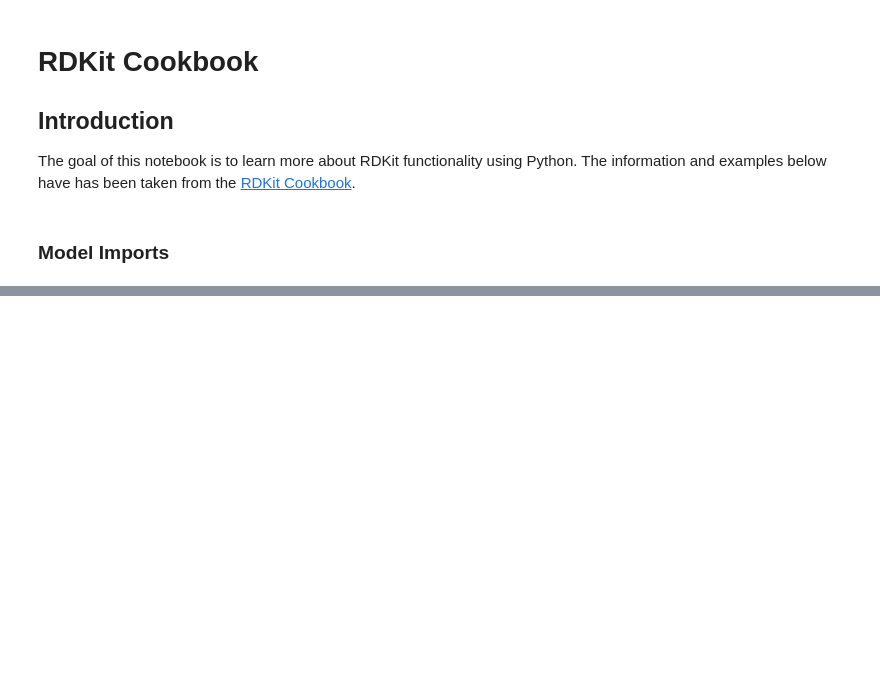
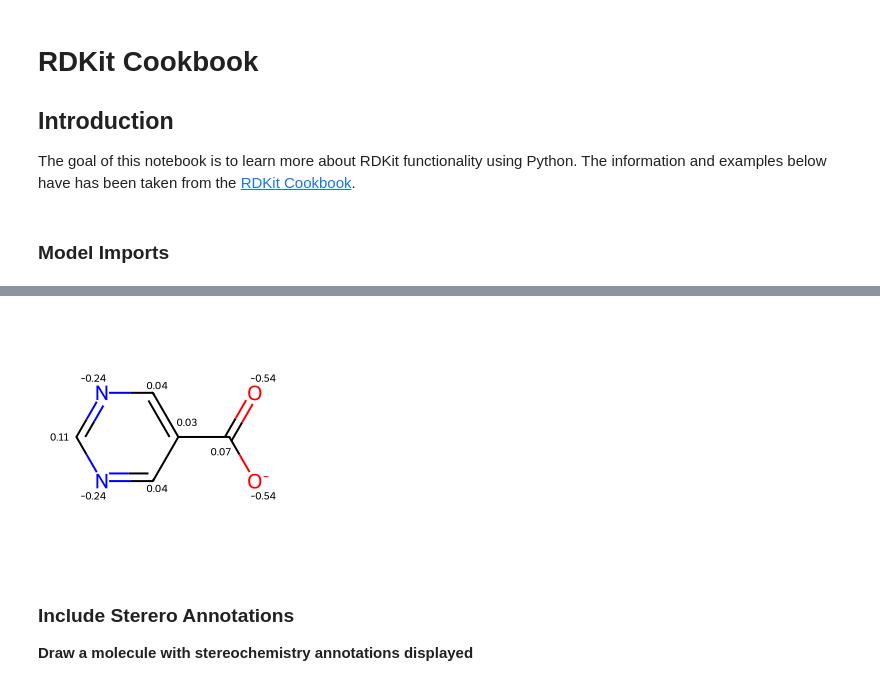
Before and after one commit to hilpresent/rdkit-cookbook, a Jupyter notebook: rdkit_cookbook.ipynb, the cells around one changed output, grey strips where cells are left out. Saved outputs shown, nothing was run; the diff lists cells and outputs as text; code cells hidden in the pictures; blank space fills up the shorter version.

```diff
--- a/rdkit_cookbook.ipynb
+++ b/rdkit_cookbook.ipynb
@@ -37,0 +71,11 @@ mol
+# %%
+for atom in molecule.GetAtoms():
+    label = '%.2f' % (atom.GetDoubleProp('_GasteigerCharge'))
+    atom.SetProp('atomNote', label)
+
+molecule
+# %% [output]
+[figure, added]
+# %% [markdown]
+### Include Sterero Annotations
+**Draw a molecule with stereochemistry annotations displayed**
```
Also changed, not shown: parts of 19 cells of this notebook.
